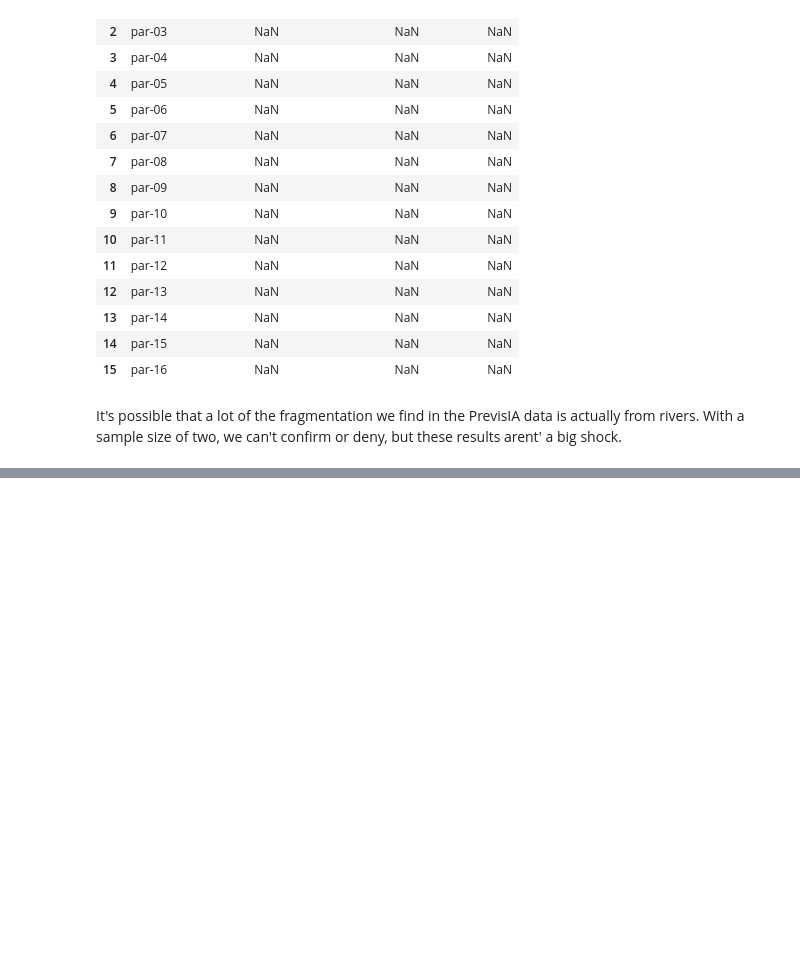
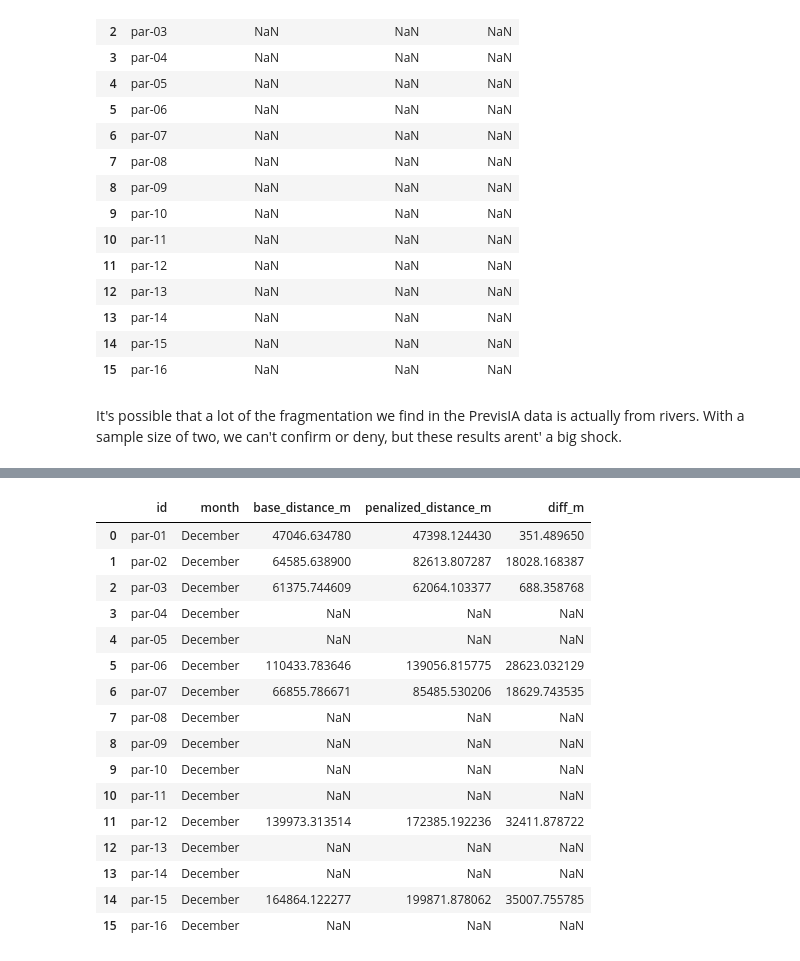
Before and after one commit to sofiasarak/amazoniahack26, a Jupyter notebook: avoid_rivers_func.ipynb, the cells around one changed output, grey strips where cells are left out. Saved outputs shown, nothing was run; the diff lists cells and outputs as text; code cells hidden in the pictures; blank space fills up the shorter version.

```diff
--- a/avoid_rivers_func.ipynb
+++ b/avoid_rivers_func.ipynb
@@ -343,0 +432,20 @@ Wet and dry seasons change how risky a river crossing can be, so we will alter o
+# %%
+route_for_month(G, crossings, test_pairs, 'December')
+# %% [output]
+|  | id | month | base_distance_m | penalized_distance_m | diff_m |
+| 0 | par-01 | December | 47046.634780 | 47398.124430 | 351.489650 |
+| 1 | par-02 | December | 64585.638900 | 82613.807287 | 18028.168387 |
+| 2 | par-03 | December | 61375.744609 | 62064.103377 | 688.358768 |
+| 3 | par-04 | December | NaN | NaN | NaN |
+| 4 | par-05 | December | NaN | NaN | NaN |
+| 5 | par-06 | December | 110433.783646 | 139056.815775 | 28623.032129 |
+| 6 | par-07 | December | 66855.786671 | 85485.530206 | 18629.743535 |
+| 7 | par-08 | December | NaN | NaN | NaN |
+| 8 | par-09 | December | NaN | NaN | NaN |
+| 9 | par-10 | December | NaN | NaN | NaN |
+| 10 | par-11 | December | NaN | NaN | NaN |
+| 11 | par-12 | December | 139973.313514 | 172385.192236 | 32411.878722 |
+| 12 | par-13 | December | NaN | NaN | NaN |
+| 13 | par-14 | December | NaN | NaN | NaN |
+| 14 | par-15 | December | 164864.122277 | 199871.878062 | 35007.755785 |
+| 15 | par-16 | December | NaN | NaN | NaN |
```
Also changed, not shown: parts of 5 cells of this notebook.
